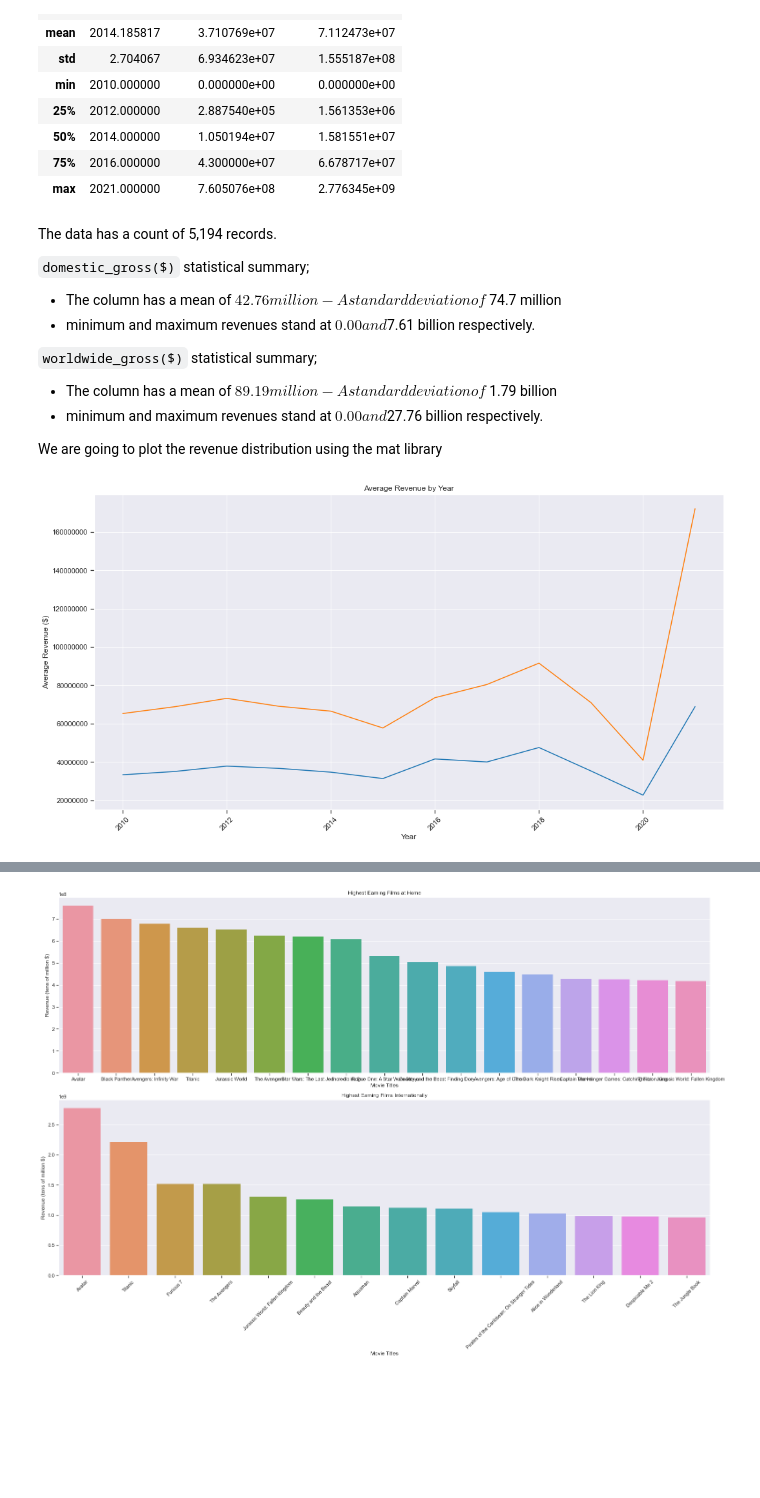
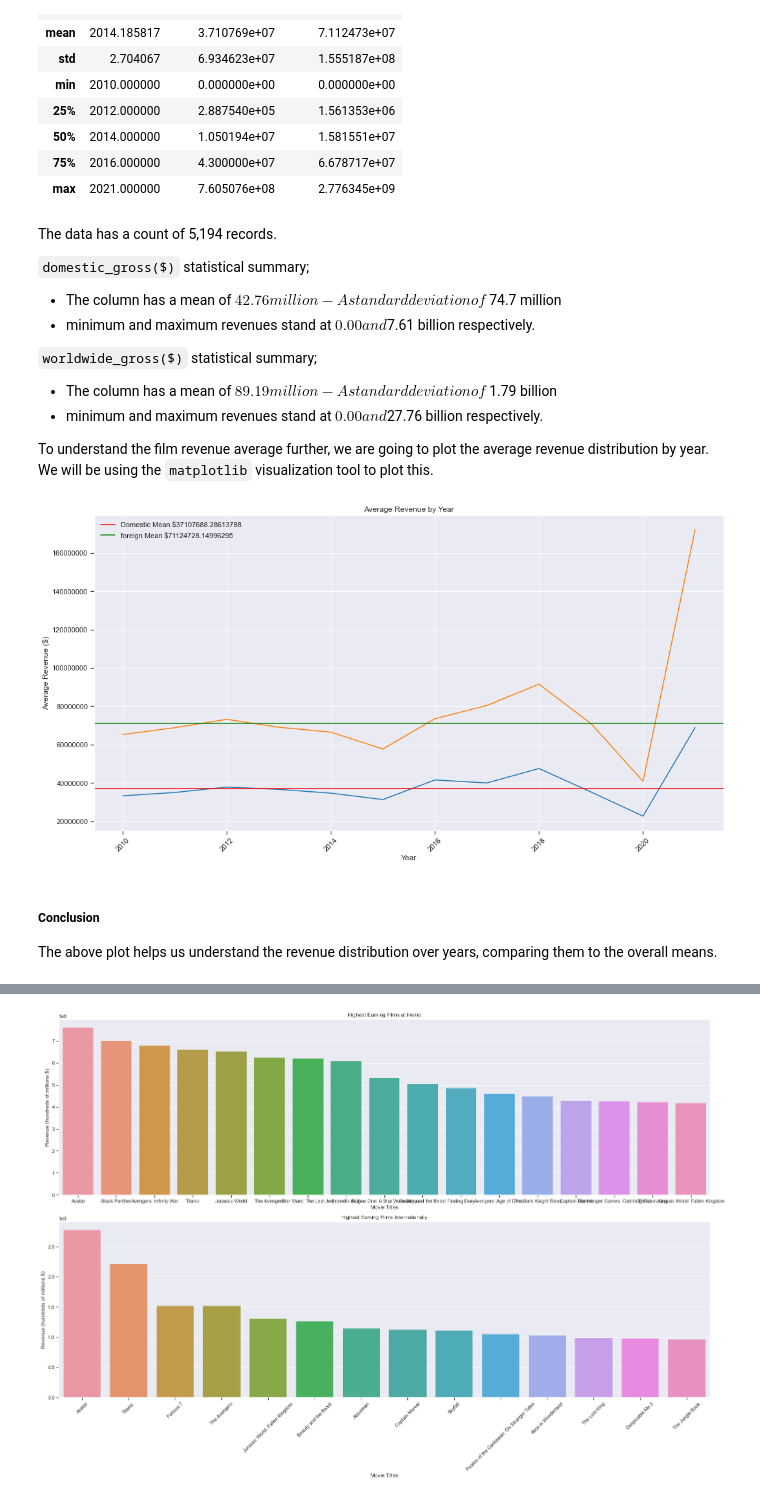
Before and after one commit to WamuyuGitz/movie-insights-project, a Jupyter notebook: vanessa.production_crew_analysis.ipynb, the cells around one changed output, grey strips where cells are left out. Cells and saved outputs as stored; diff of their text form; code cells hidden in the pictures; blank space fills up the shorter version.

```diff
--- a/vanessa.production_crew_analysis.ipynb
+++ b/vanessa.production_crew_analysis.ipynb
@@ -1145,31 +1156,41 @@ The data has a count of 5,194 records.
 - A standard deviation of $1.79 billion
 - minimum and maximum revenues stand at $0.00 and $27.76 billion respectively.
 
-We are going to plot the revenue distribution using the mat library
+To understand the film revenue average further, we are going to plot the average revenue distribution by year. We will be using the `matplotlib` visualization tool to plot this.
 # %%
+# Preparing data for plotting
+domestic_mean = revenue_dist['domestic_gross($)'].mean()
+foreign_mean = revenue_dist['worldwide_gross($)'].mean()
+
 # Setting plot style
 plt.style.use('seaborn-darkgrid')
 sns.set_context('notebook')
 
 # Plotting average revenue trends by year
 # Plot figure
 plt.figure(figsize=(15, 8))
 
 # plotting a line graph
 sns.lineplot(data= revenue_dist, x='start_year', y='domestic_gross($)', estimator='mean', ci=None)
 sns.lineplot(data= revenue_dist, x='start_year', y='worldwide_gross($)', estimator='mean', ci=None)
+plt.axhline(domestic_mean, color= 'red', label=f'Domestic Mean ${domestic_mean}')
+plt.axhline(foreign_mean, color= 'green', label=f'foreign Mean ${foreign_mean}')
 
 # Setting titles and labels
 plt.title('Average Revenue by Year')
 plt.ylabel('Average Revenue ($)')
 plt.xlabel('Year')
 
 # Other settings.
 plt.xticks(rotation=45)
 plt.ticklabel_format(style= 'plain')
+plt.legend()
 plt.tight_layout()
 plt.show()
 # %% [output]
-[figure, old version]
+[figure, new version]
+# %% [markdown]
+##### Conclusion
+The above plot helps us understand the revenue distribution over years, comparing them to the overall means.
 # %% [markdown]
 #### Movies with the highest revenues
```
Also changed, not shown: parts of 76 cells of this notebook.
